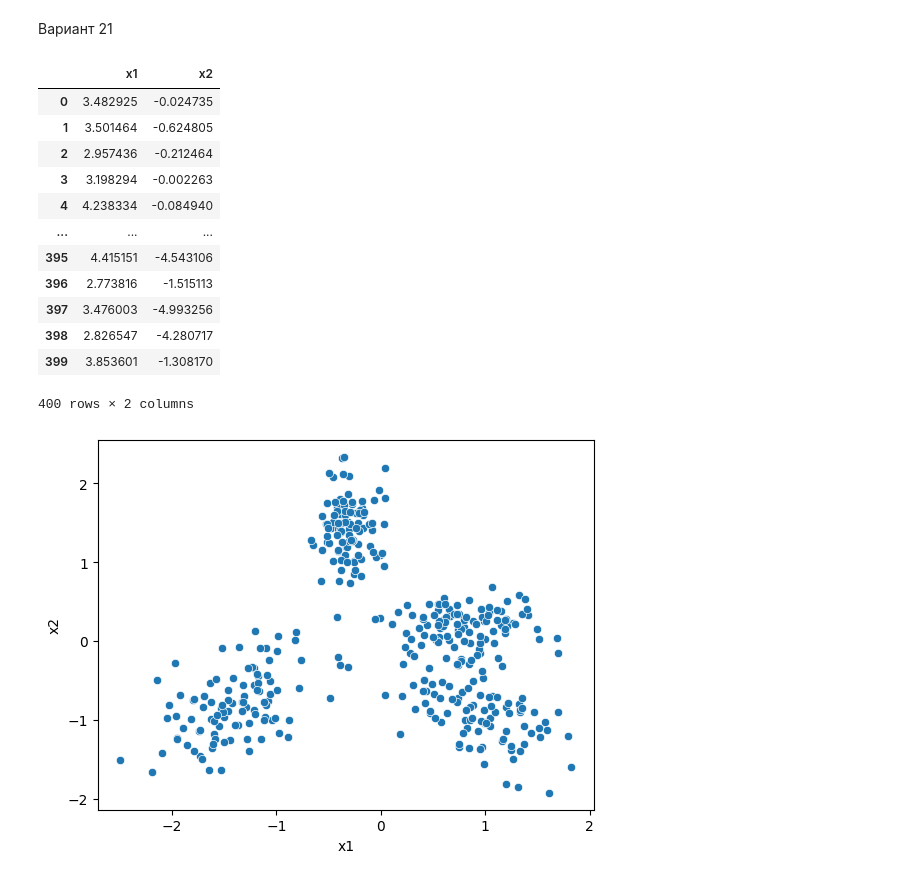
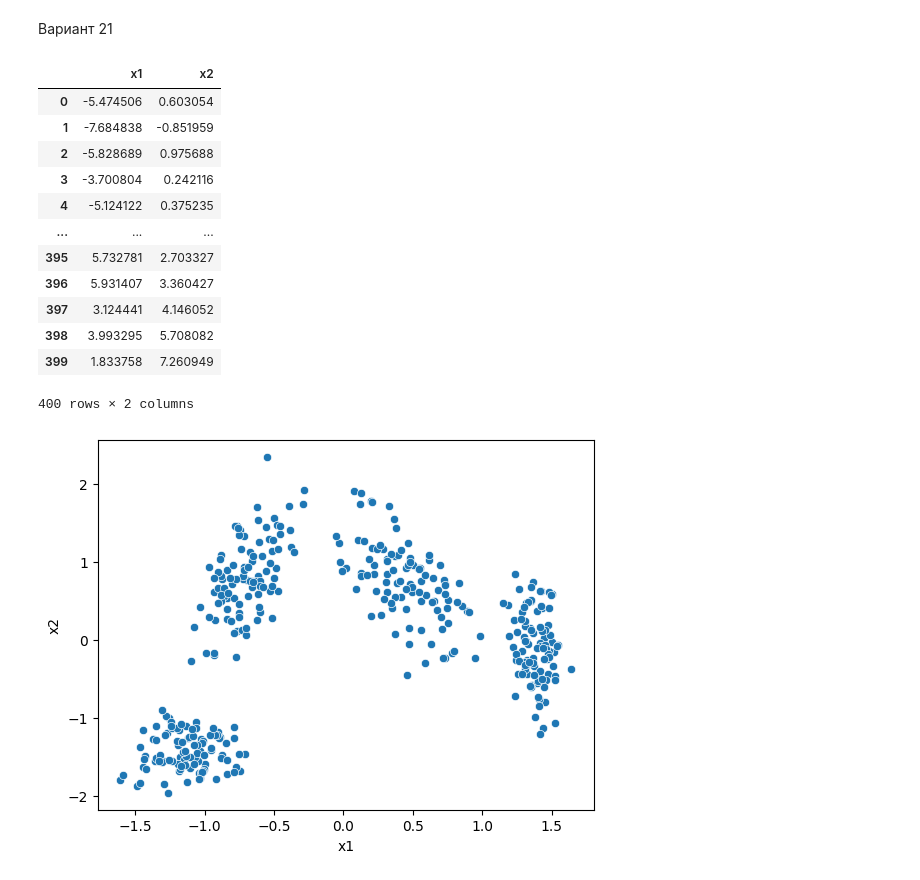
Before and after one commit to varushchi/data_analysis_python, a Jupyter notebook: 9/9sem.ipynb, the cells around one changed output. Cells and saved outputs as stored; diff of their text form; code cells hidden in the pictures.

```diff
--- a/9/9sem.ipynb
+++ b/9/9sem.ipynb
@@ -10,45 +10,45 @@ from scipy.spatial.distance import cdist
 from sklearn import pipeline, cluster, datasets, mixture, metrics
 from itertools import cycle, islice
 # %%
-data = pd.read_excel("./data9/Семинар 9.xlsx")[['x1', 'x2']]
+data = pd.read_excel("./data9/Семинар 9.xlsx", sheet_name=21)[['x1', 'x2']]
 
 x_arr = data['x1'].to_numpy()
 q_025 = np.quantile(x_arr, 0.25)
 q_075 = np.quantile(x_arr, 0.75)
 iqd = q_075-q_025
 upper_threshold = q_075+1.5*iqd
 lower_threshold = q_025-1.5*iqd
 data =  data.loc[(data['x1'] <= upper_threshold) & (data['x1'] >= lower_threshold)]
 
 y_arr = data['x2'].to_numpy()
 q_025 = np.quantile(y_arr, 0.25)
 q_075 = np.quantile(y_arr, 0.75)
 iqd = q_075-q_025
 upper_threshold = q_075+1.5*iqd
 lower_threshold = q_025-1.5*iqd
 data =  data.loc[(data['x2'] <= upper_threshold) & (data['x2'] >= lower_threshold)]
 
 data
 # %% [output]
 |  | x1 | x2 |
-| 0 | 3.482925 | -0.024735 |
-| 1 | 3.501464 | -0.624805 |
-| 2 | 2.957436 | -0.212464 |
-| 3 | 3.198294 | -0.002263 |
-| 4 | 4.238334 | -0.084940 |
+| 0 | -5.474506 | 0.603054 |
+| 1 | -7.684838 | -0.851959 |
+| 2 | -5.828689 | 0.975688 |
+| 3 | -3.700804 | 0.242116 |
+| 4 | -5.124122 | 0.375235 |
 | ... | ... | ... |
-| 395 | 4.415151 | -4.543106 |
-| 396 | 2.773816 | -1.515113 |
-| 397 | 3.476003 | -4.993256 |
-| 398 | 2.826547 | -4.280717 |
-| 399 | 3.853601 | -1.308170 |
+| 395 | 5.732781 | 2.703327 |
+| 396 | 5.931407 | 3.360427 |
+| 397 | 3.124441 | 4.146052 |
+| 398 | 3.993295 | 5.708082 |
+| 399 | 1.833758 | 7.260949 |
 400 rows × 2 columns
 # %%
 X = preprocessing.StandardScaler().fit_transform(data.to_numpy())
 sns.scatterplot(data = pd.DataFrame(data=X, columns=['x1','x2']), x='x1', y='x2')
 plt.show()
 # %% [output]
-[figure, old version]
+[figure, new version]
 # %%
 fig, axes = plt.subplots(2, 2, figsize=(12, 8), gridspec_kw={'height_ratios': [1] * 2})
 fig.suptitle('Кластеризация с помощью k-средних')
```
Also changed, not shown: parts of 3 cells of this notebook.
